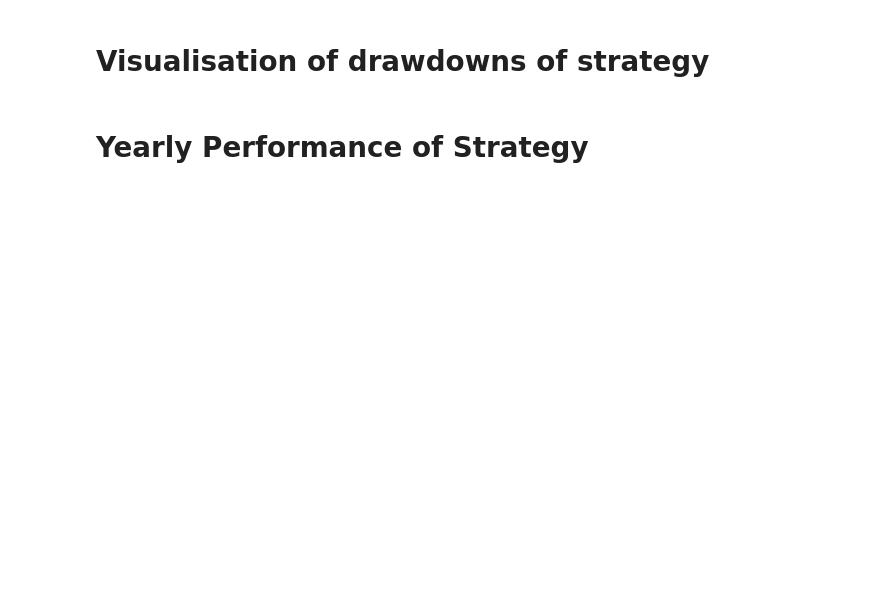
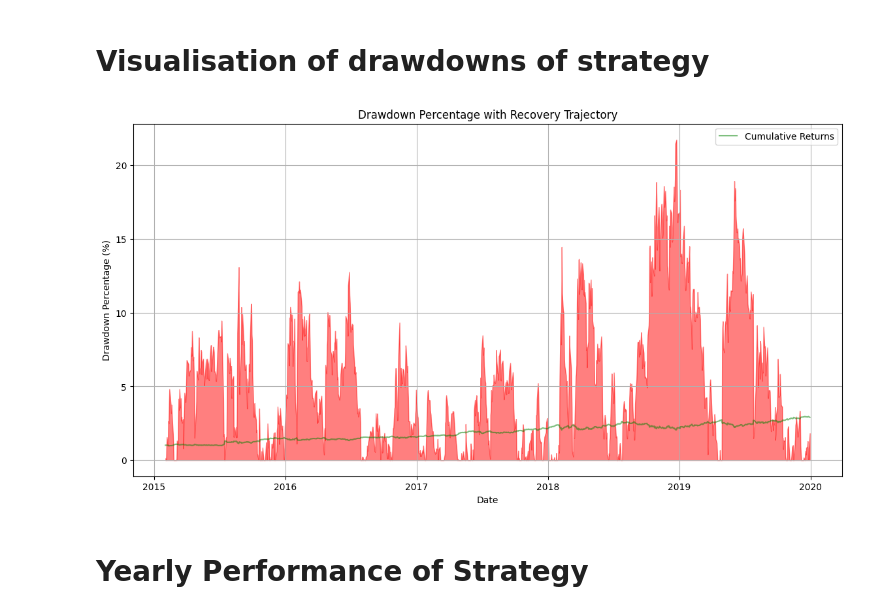
Before and after one commit to ali-3-3-3/MeanReversion-Momentum-Strategy, a Jupyter notebook: Strategy_2.ipynb, the cells around one changed output. Cells and saved outputs as stored; diff of their text form; code cells hidden in the pictures; blank space fills up the shorter version.

```diff
--- a/Strategy_2.ipynb
+++ b/Strategy_2.ipynb
@@ -202,4 +234,23 @@ Max days of drawdown: 265
 # %% [markdown]
 # Visualisation of drawdowns of strategy
+# %%
+#Drawdown percentage
+drawdown_percentage = (portfolio['Drawdown'] / portfolio["Cum_Max_Portfolio"]) * 100
+
+# Create the drawdown visualization
+plt.figure(figsize=(14, 7))
+plt.fill_between(drawdown_percentage.index, drawdown_percentage, color='red', alpha=0.5)
+plt.title('Drawdown Percentage with Recovery Trajectory')
+plt.xlabel('Date')
+plt.ylabel('Drawdown Percentage (%)')
+
+# Optionally, overlay cumulative returns
+plt.plot(portfolio["Gross_Cum_Portfolio_Returns"], label='Cumulative Returns', color='green', alpha=0.5)
+
+plt.legend()
+plt.grid()
+plt.show()
+# %% [output]
+[figure, added]
 # %% [markdown]
 # Yearly Performance of Strategy
```
Also changed, not shown: parts of 7 cells of this notebook.
